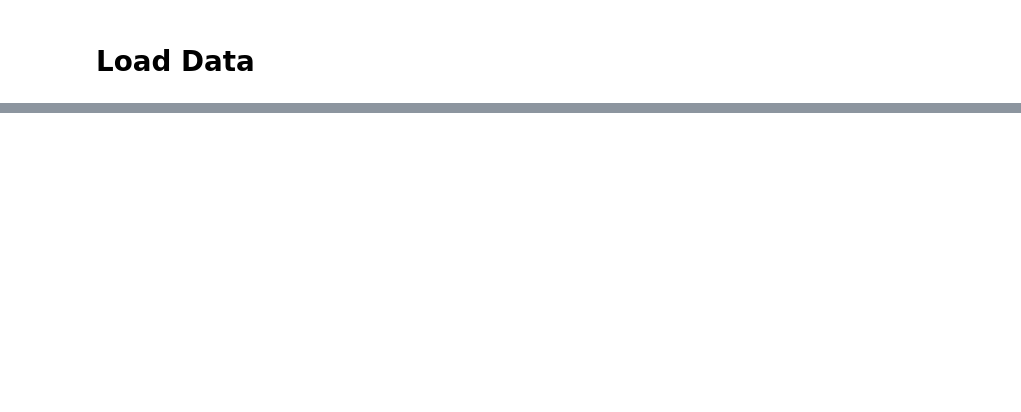
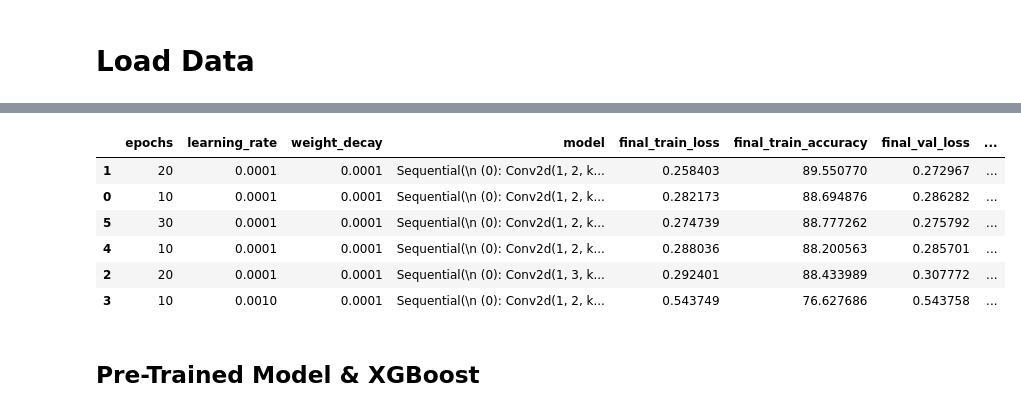
Before and after one commit to lstk44/Homomorphic-Encryption, a Jupyter notebook: UCImageClassification/ImageClassification.ipynb, the cells around one changed output, grey strips where cells are left out. Cells and saved outputs as stored; diff of their text form; code cells hidden in the pictures; blank space fills up the shorter version.

```diff
--- a/UCImageClassification/ImageClassification.ipynb
+++ b/UCImageClassification/ImageClassification.ipynb
@@ -48,2 +57,40 @@ from torchsummary import summary
+# %%
+###############################################################
+# Logging
+###############################################################
+
+def log_parameters():
+    if os.path.isfile(f'{dataset}_Experiments.csv'):
+        df = pd.read_csv(f'{dataset}_Experiments.csv')
+        df = df.drop_duplicates()
+        # append new row
+        df = pd.concat([df, pd.DataFrame({
+            'epochs': [epochs],
+            'learning_rate': [learning_rate],
+            'weight_decay': [weight_decay],
+            'model': [str(model)],
+            'final_train_loss': [train_losses[-1]],
+            'final_train_accuracy': [train_accuracies[-1]],
+            'final_val_loss': [val_losses[-1]],
+            'final_val_accuracy': [val_accuracies[-1]]
+            })])
+        # save csv
+        df.to_csv(f'{dataset}_Experiments.csv', index=False)
+
+    else:
+        df = pd.DataFrame({
+        'epochs': [epochs],
+        'learning_rate': [learning_rate],
+        'weight_decay': [weight_decay],
+        'model': [str(model)],
+        'final_train_loss': [train_losses[-1]],
+        'final_train_accuracy': [train_accuracies[-1]],
+        'final_val_loss': [val_losses[-1]],
+        'final_val_accuracy': [val_accuracies[-1]]
+        })
+        # save csv
+        df.to_csv(f'{dataset}_Experiments.csv', index=False)
+
+    return 'Parameters Logged!'
 # %% [markdown]
 # Load Data
@@ -299,0 +265,14 @@ with torch.no_grad():
+# %%
+log_parameters()
+
+pd.read_csv(f'{dataset}_Experiments.csv').sort_values(by='final_val_accuracy', ascending=False)
+# %% [output]
+|  | epochs | learning_rate | weight_decay | model | final_train_loss | final_train_accuracy | final_val_loss | ... |
+| 1 | 20 | 0.0001 | 0.0001 | Sequential(\n (0): Conv2d(1, 2, k... | 0.258403 | 89.550770 | 0.272967 | ... |
+| 0 | 10 | 0.0001 | 0.0001 | Sequential(\n (0): Conv2d(1, 2, k... | 0.282173 | 88.694876 | 0.286282 | ... |
+| 5 | 30 | 0.0001 | 0.0001 | Sequential(\n (0): Conv2d(1, 2, k... | 0.274739 | 88.777262 | 0.275792 | ... |
+| 4 | 10 | 0.0001 | 0.0001 | Sequential(\n (0): Conv2d(1, 2, k... | 0.288036 | 88.200563 | 0.285701 | ... |
+| 2 | 20 | 0.0001 | 0.0001 | Sequential(\n (0): Conv2d(1, 3, k... | 0.292401 | 88.433989 | 0.307772 | ... |
+| 3 | 10 | 0.0010 | 0.0001 | Sequential(\n (0): Conv2d(1, 2, k... | 0.543749 | 76.627686 | 0.543758 | ... |
+# %% [markdown]
+## Pre-Trained Model & XGBoost
```
Also changed, not shown: parts of 24 cells of this notebook.
